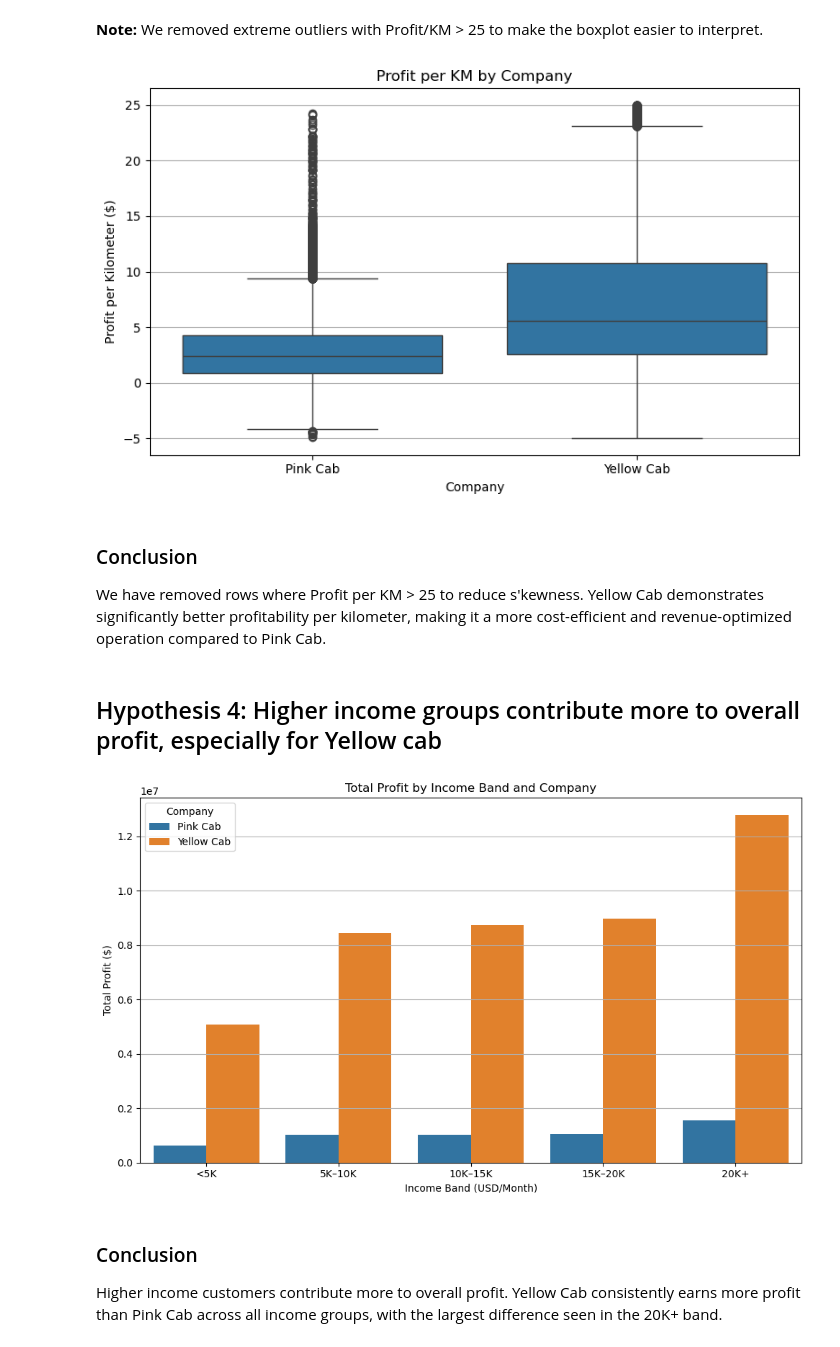
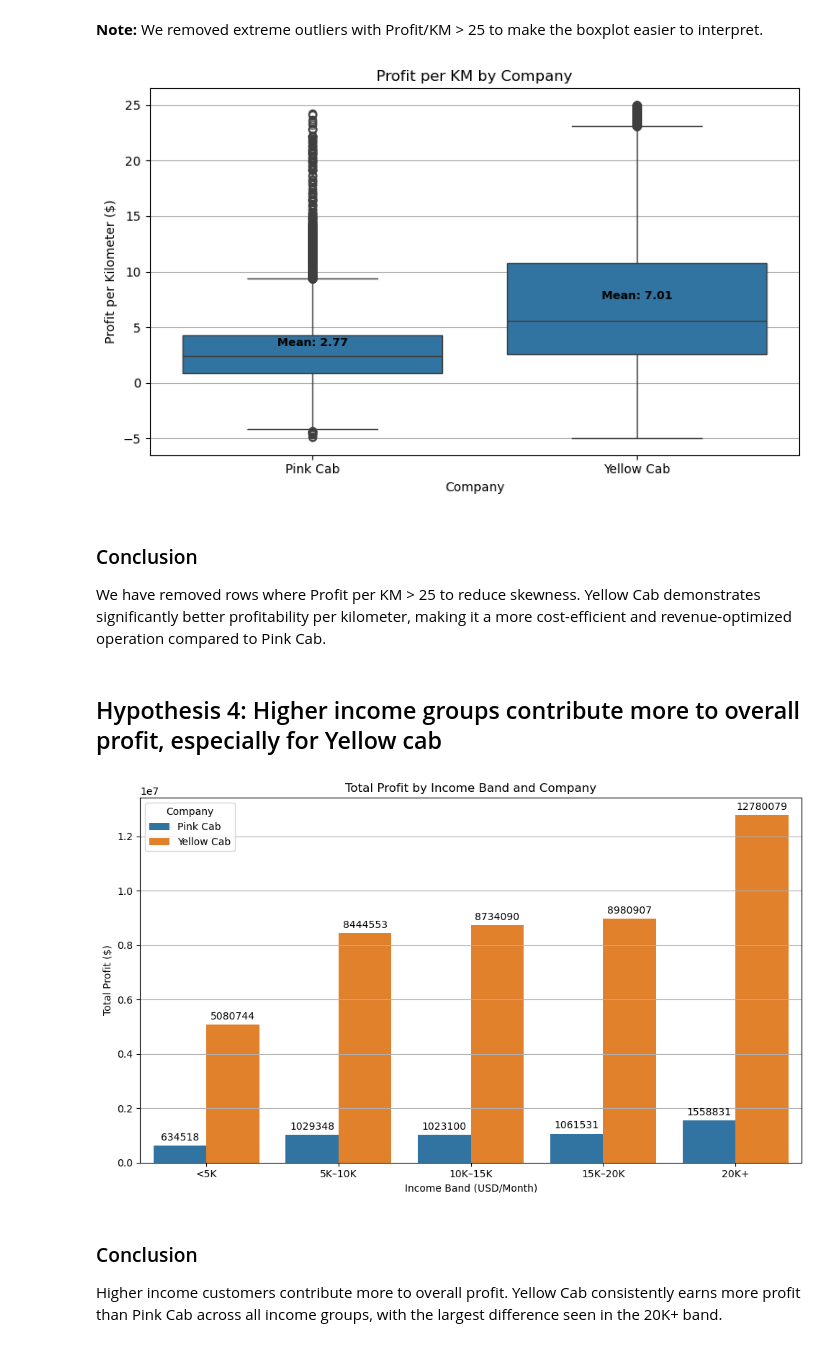
Before and after one commit to SKeval/Cab-Data-Analysis, a Jupyter notebook: case_study.ipynb, the cells around one changed output. Drawn from its saved outputs; the diff is of its cells as text; code cells hidden in the pictures.

```diff
--- a/case_study.ipynb
+++ b/case_study.ipynb
@@ -422,11 +422,17 @@ Unique_Customer.rename(columns={'Customer ID':'Unique Customer'},inplace=True)
 # %%
 plt.figure(figsize=(14,6))
 plt.title("Unique Customer per Company by City")
-sns.barplot(x='City', y='Unique Customer', data=Unique_Customer, hue='Company')
+barplot = sns.barplot(x='City', y='Unique Customer', data=Unique_Customer, hue='Company')
 plt.xticks(rotation=45)
 plt.ylabel("Unique Customer")
 plt.grid(axis='y')
 plt.xlabel("City")
+sns.move_legend(barplot, "center right")
+
+
+for container in barplot.containers:
+    barplot.bar_label(container, fmt='%.0f',label_type='edge',padding=3)
+
 plt.tight_layout()
 plt.show()
 # %% [output]
@@ -453,7 +459,10 @@ loyal_df = pd.merge(loyal_c5_counts, loyal_c10_counts, on='Company')
 
 # Plot
 plt.figure(figsize=(8, 5))
-loyal_df.plot(kind='bar',figsize=(8,5),x='Company')
+ax = loyal_df.plot(kind='bar',figsize=(8,5),x='Company')
+
+for container in ax.containers:
+    ax.bar_label(container, fmt='%.0f',label_type='edge',padding=3)
 plt.title('Loyal Customers by Company')
 plt.ylabel('Number of Loyal Customers')
 plt.xticks(rotation=0)
@@ -492,7 +501,14 @@ profit_per_KM
 **Note:** We removed extreme outliers with Profit/KM > 25 to make the boxplot easier to interpret.
 # %%
 plt.figure(figsize=(8,5))
-sns.boxplot(data=profit_per_KM, x='Company', y='profit_per_KM')
+ax = sns.boxplot(data=profit_per_KM, x='Company', y='profit_per_KM')
+
+mean_values = profit_per_KM.groupby('Company')['profit_per_KM'].mean()
+
+for i, company in enumerate(mean_values.index):
+    mean_val = mean_values[company]
+    plt.text(i, mean_val + 0.5, f"Mean: {mean_val:.2f}",
+             ha='center', color='black', fontsize=9, weight='bold')
 plt.title('Profit per KM by Company')
 plt.ylabel('Profit per Kilometer ($)')
 plt.xlabel('Company')
@@ -500,10 +516,10 @@ plt.grid(axis='y')
 plt.tight_layout()
 plt.show()
 # %% [output]
-[figure, old version]
+[figure, new version]
 # %% [markdown]
 ### Conclusion
-We have removed rows where Profit per KM > 25 to reduce s'kewness.
+We have removed rows where Profit per KM > 25 to reduce skewness.
 Yellow Cab demonstrates significantly better profitability per kilometer, making it a more cost-efficient and revenue-optimized operation compared to Pink Cab.
 # %% [markdown]
 ## Hypothesis 4: Higher income groups contribute more to overall profit, especially for Yellow cab
@@ -515,15 +531,17 @@ Master_Data['Income Band'] = pd.cut(Master_Data['Income (USD/Month)'],bins=bins,
 Income_Profit = Master_Data.groupby(['Income Band','Company'],observed=True)['Profit'].sum().reset_index()
 # %%
 plt.figure(figsize=(10, 6))
-sns.barplot(data=Income_Profit, x='Income Band', y='Profit', hue='Company')
+ax = sns.barplot(data=Income_Profit, x='Income Band', y='Profit', hue='Company')
 plt.title('Total Profit by Income Band and Company')
 plt.ylabel('Total Profit ($)')
+for container in ax.containers:
+    ax.bar_label(container, fmt='%.0f',label_type='edge', padding=3)
 plt.xlabel('Income Band (USD/Month)')
 plt.grid(axis='y')
 plt.tight_layout()
 plt.show()
 # %% [output]
-[figure, old version]
+[figure, new version]
 # %% [markdown]
 ### Conclusion
 Higher income customers contribute more to overall profit.
```
Also changed, not shown: parts of 18 cells of this notebook.
